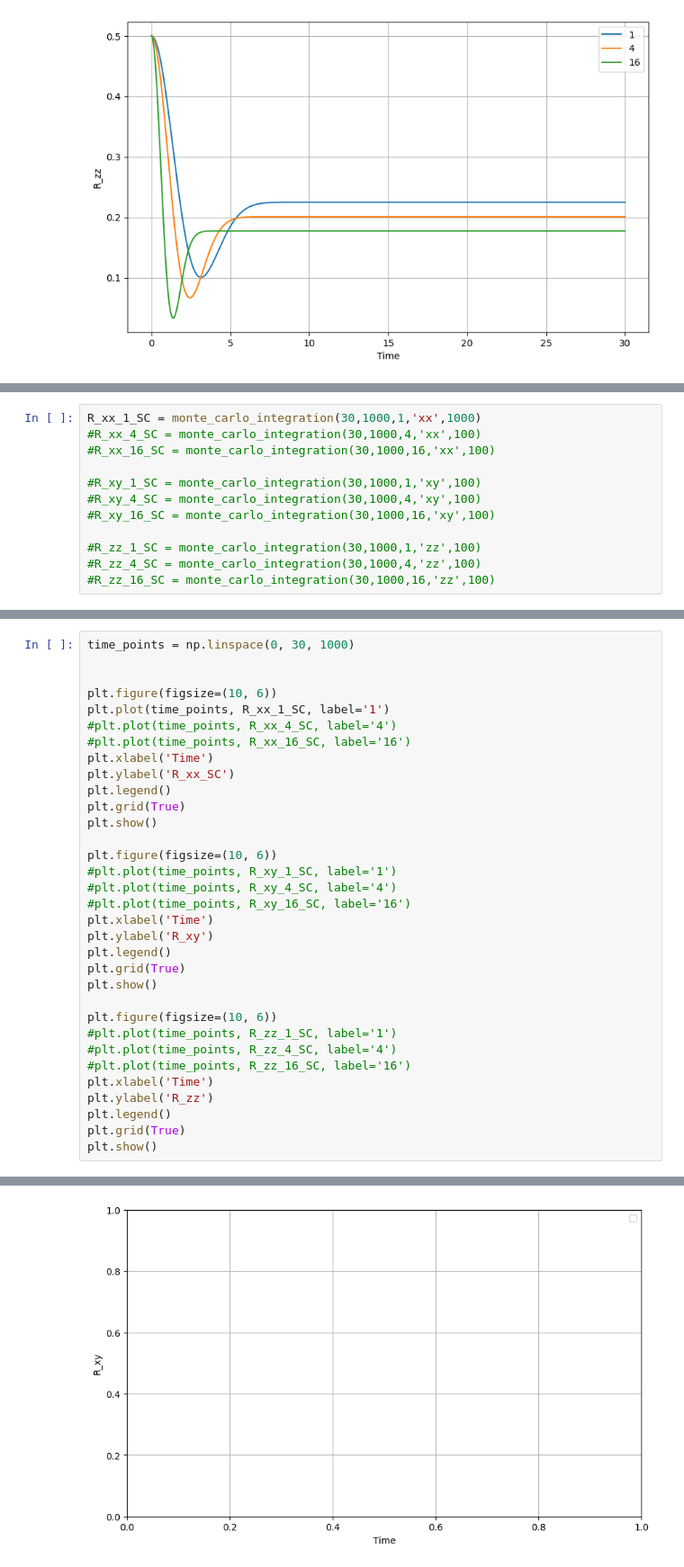
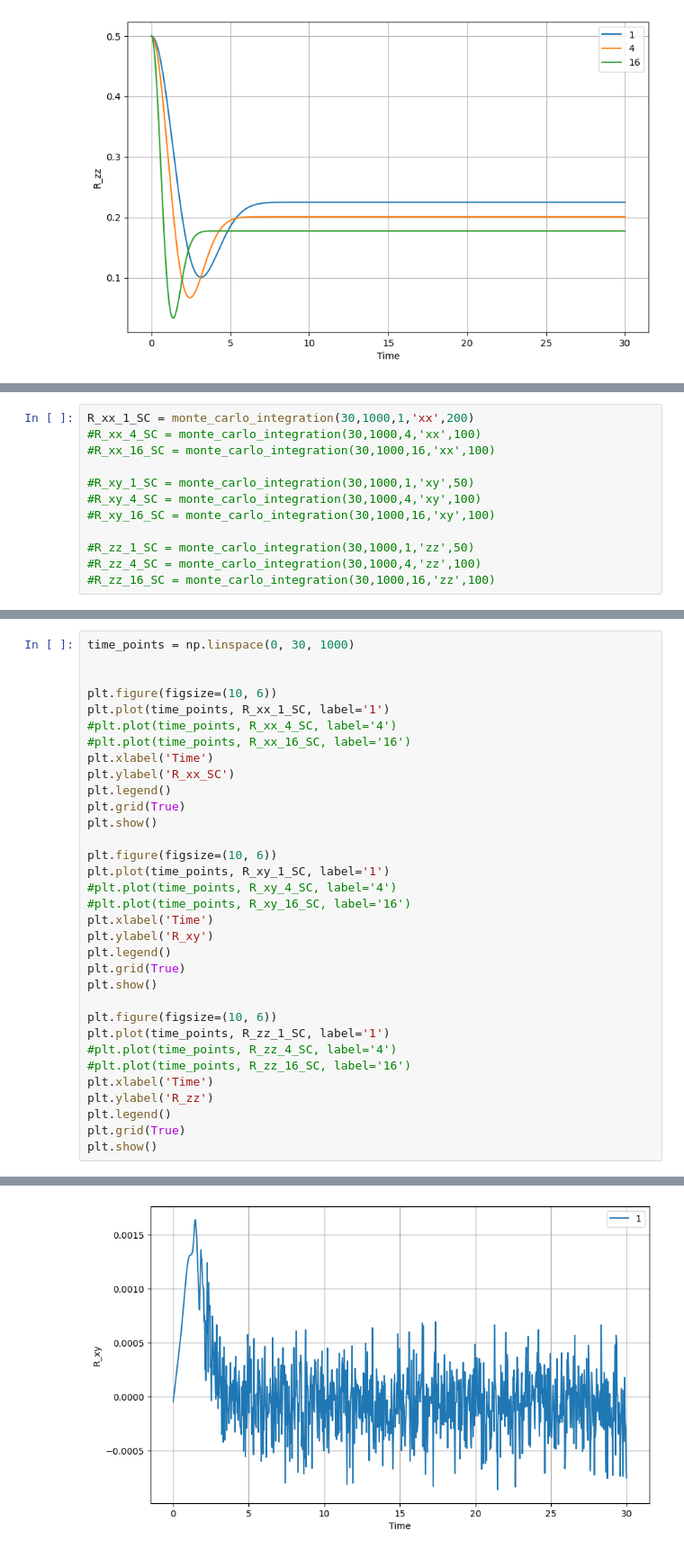
Before and after one commit to BJaudun/Radical-pair-Recombination-Reactions, a Jupyter notebook: Radical Recombination Reactions.ipynb, the cells around one changed output, grey strips where cells are left out. Shown at 90% size. Drawn from its saved outputs; the diff is of its cells as text.

```diff
--- a/Radical Recombination Reactions.ipynb
+++ b/Radical Recombination Reactions.ipynb
@@ -267,12 +284,12 @@ def get_vector_array_component(vectors, component):
 # %%
-R_xx_1_SC = monte_carlo_integration(30,1000,1,'xx',1000)
+R_xx_1_SC = monte_carlo_integration(30,1000,1,'xx',200)
 #R_xx_4_SC = monte_carlo_integration(30,1000,4,'xx',100)
 #R_xx_16_SC = monte_carlo_integration(30,1000,16,'xx',100)
 
-#R_xy_1_SC = monte_carlo_integration(30,1000,1,'xy',100)
+#R_xy_1_SC = monte_carlo_integration(30,1000,1,'xy',50)
 #R_xy_4_SC = monte_carlo_integration(30,1000,4,'xy',100)
 #R_xy_16_SC = monte_carlo_integration(30,1000,16,'xy',100)
 
-#R_zz_1_SC = monte_carlo_integration(30,1000,1,'zz',100)
+#R_zz_1_SC = monte_carlo_integration(30,1000,1,'zz',50)
 #R_zz_4_SC = monte_carlo_integration(30,1000,4,'zz',100)
 #R_zz_16_SC = monte_carlo_integration(30,1000,16,'zz',100)
@@ -291,7 +314,7 @@ plt.grid(True)
 plt.show()
 
 plt.figure(figsize=(10, 6))
-#plt.plot(time_points, R_xy_1_SC, label='1')
+plt.plot(time_points, R_xy_1_SC, label='1')
 #plt.plot(time_points, R_xy_4_SC, label='4')
 #plt.plot(time_points, R_xy_16_SC, label='16')
 plt.xlabel('Time')
@@ -301,7 +324,7 @@ plt.grid(True)
 plt.show()
 
 plt.figure(figsize=(10, 6))
-#plt.plot(time_points, R_zz_1_SC, label='1')
+plt.plot(time_points, R_zz_1_SC, label='1')
 #plt.plot(time_points, R_zz_4_SC, label='4')
 #plt.plot(time_points, R_zz_16_SC, label='16')
 plt.xlabel('Time')
@@ -315 +337 @@ No artists with labels found to put in legend.  Note that artists whose label st
-[figure, old version]
+[figure, new version]
```
Also changed, not shown: parts of 5 cells of this notebook.
